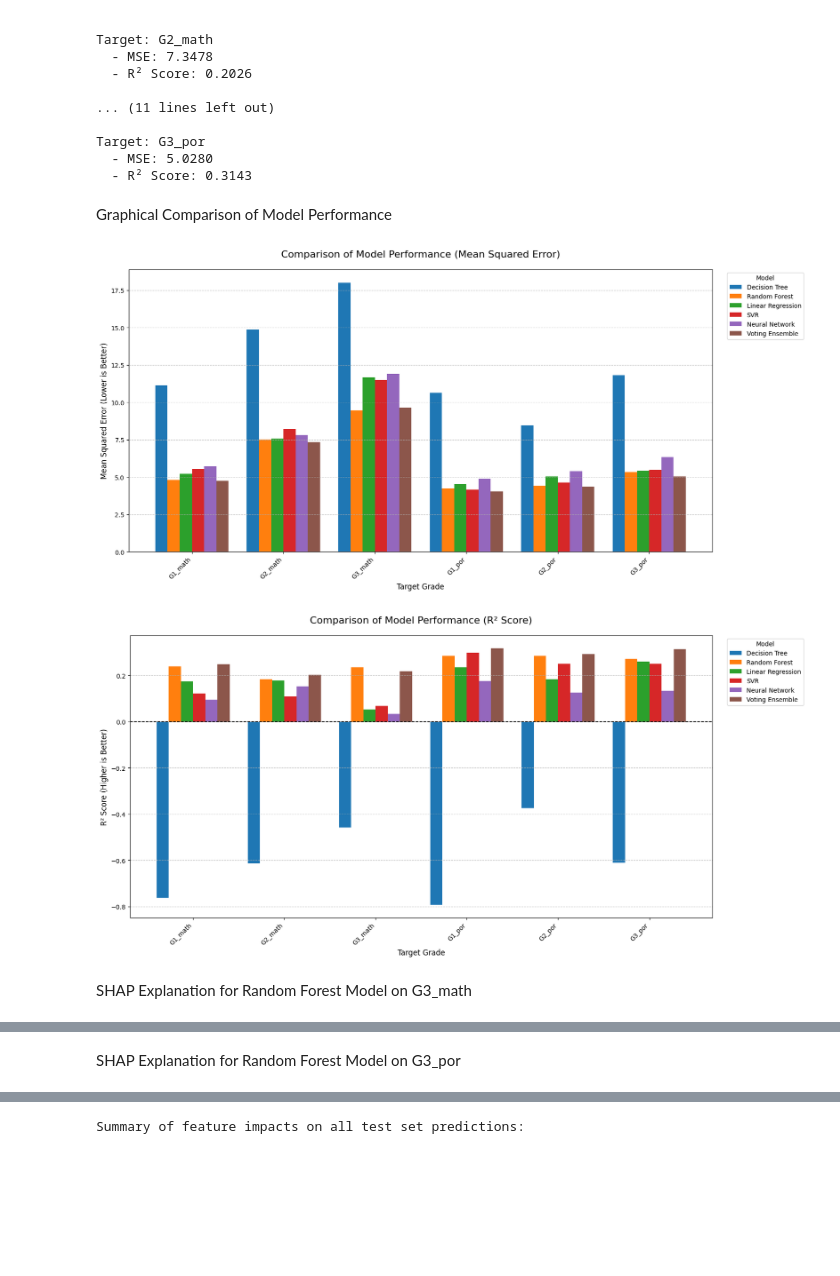
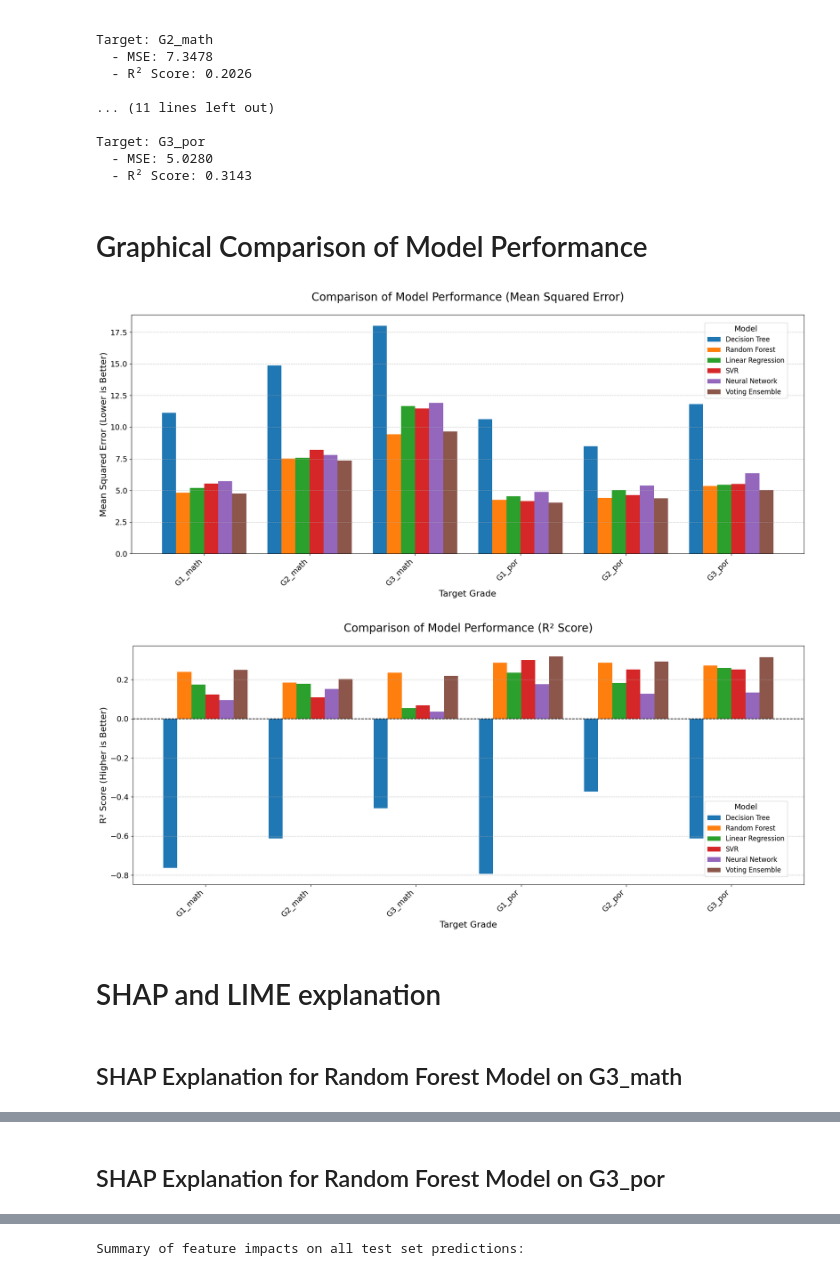
Before and after one commit to RwittikSarker/Machine-Learning-Project-Student_Performance_Predictor, a Jupyter notebook: student_performance_predictor.ipynb, the cells around one changed output, grey strips where cells are left out. Saved outputs shown, nothing was run; the diff lists cells and outputs as text; code cells hidden in the pictures; blank space fills up the shorter version.

```diff
--- a/student_performance_predictor.ipynb
+++ b/student_performance_predictor.ipynb
@@ -550,7 +556,7 @@ Target: G3_por
   - MSE: 5.0280
   - R² Score: 0.3143
 # %% [markdown]
-Graphical Comparison of Model Performance
+# Graphical Comparison of Model Performance
 # %%
 model_scores = {
     'Decision Tree': {'mse': raw_mse_tree, 'r2': raw_r2_tree},
@@ -566,55 +572,70 @@ target_names = y_test.columns
 num_models = len(model_names)
 num_targets = len(target_names)
 
 fig, ax1 = plt.subplots(figsize=(18, 8))
 
 bar_width = 0.8 / num_models
 index = np.arange(num_targets)
 
-# Loop through each model and plot its bars
 for i, model_name in enumerate(model_names):
     position = index + (i - (num_models - 1) / 2) * bar_width
-
     mse_values = model_scores[model_name]['mse']
     ax1.bar(position, mse_values, bar_width, label=model_name)
 
-# Add labels, title, and legend
-ax1.set_title('Comparison of Model Performance (Mean Squared Error)', fontsize=16, pad=20)
-ax1.set_ylabel('Mean Squared Error (Lower is Better)', fontsize=12)
-ax1.set_xlabel('Target Grade', fontsize=12)
+ax1.set_title('Comparison of Model Performance (Mean Squared Error)', fontsize=20, pad=25)
+ax1.set_ylabel('Mean Squared Error (Lower is Better)', fontsize=16)
+ax1.set_xlabel('Target Grade', fontsize=16)
 ax1.set_xticks(index)
-ax1.set_xticklabels(target_names, rotation=45, ha='right')
-ax1.legend(title='Model', bbox_to_anchor=(1.02, 1), loc='upper left')
+ax1.set_xticklabels(target_names, rotation=45, ha='right', fontsize=14)
+ax1.tick_params(axis='y', labelsize=14)
 ax1.grid(axis='y', linestyle='--', alpha=0.7)
-fig.tight_layout(rect=[0, 0, 0.9, 1])
+
+ax1.legend(
+    title='Model',
+    fontsize=12,
+    title_fontsize=14,
+    loc='upper right',
+    bbox_to_anchor=(0.98, 0.98)
+)
+
+fig.tight_layout()
 plt.show()
-
 
 fig, ax2 = plt.subplots(figsize=(18, 8))
 
-# Loop through each model again to plot R² scores
 for i, model_name in enumerate(model_names):
     position = index + (i - (num_models - 1) / 2) * bar_width
-
     r2_values = model_scores[model_name]['r2']
     ax2.bar(position, r2_values, bar_width, label=model_name)
 
 ax2.axhline(0, color='black', linewidth=1.2, linestyle='--')
 
-ax2.set_title('Comparison of Model Performance (R² Score)', fontsize=16, pad=20)
-ax2.set_ylabel('R² Score (Higher is Better)', fontsize=12)
-ax2.set_xlabel('Target Grade', fontsize=12)
+ax2.set_title('Comparison of Model Performance (R² Score)', fontsize=20, pad=25)
+ax2.set_ylabel('R² Score (Higher is Better)', fontsize=16)
+ax2.set_xlabel('Target Grade', fontsize=16)
 ax2.set_xticks(index)
-ax2.set_xticklabels(target_names, rotation=45, ha='right')
-ax2.legend(title='Model', bbox_to_anchor=(1.02, 1), loc='upper left')
+ax2.set_xticklabels(target_names, rotation=45, ha='right', fontsize=14)
+ax2.tick_params(axis='y', labelsize=14)
 ax2.grid(axis='y', linestyle='--', alpha=0.7)
-fig.tight_layout(rect=[0, 0, 0.9, 1])
+
+ax2.legend(
+    title='Model',
+    fontsize=12,
+    title_fontsize=14,
+    loc='lower right',
+    bbox_to_anchor=(0.98, 0.02),
+    frameon=True
+)
+
+fig.tight_layout()
 plt.show()
 # %% [output]
-[figure, old version]
+[figure, new version]
-[figure, old version]
+[figure, new version]
+# %% [markdown]
+# SHAP and LIME explanation
 # %% [markdown]
-SHAP Explanation for Random Forest Model on G3_math
+## SHAP Explanation for Random Forest Model on G3_math
 # %%
 target_names = y_test.columns
 g3_math_index = list(target_names).index('G3_math')
@@ -638,7 +659,7 @@ shap.plots.force(
 [interactive output not drawn]
 [figure]
 # %% [markdown]
-SHAP Explanation for Random Forest Model on G3_por
+## SHAP Explanation for Random Forest Model on G3_por
 # %%
 target_names = y_test.columns
 g3_por_index = list(target_names).index('G3_por')
```
Also changed, not shown: parts of 25 cells of this notebook.
